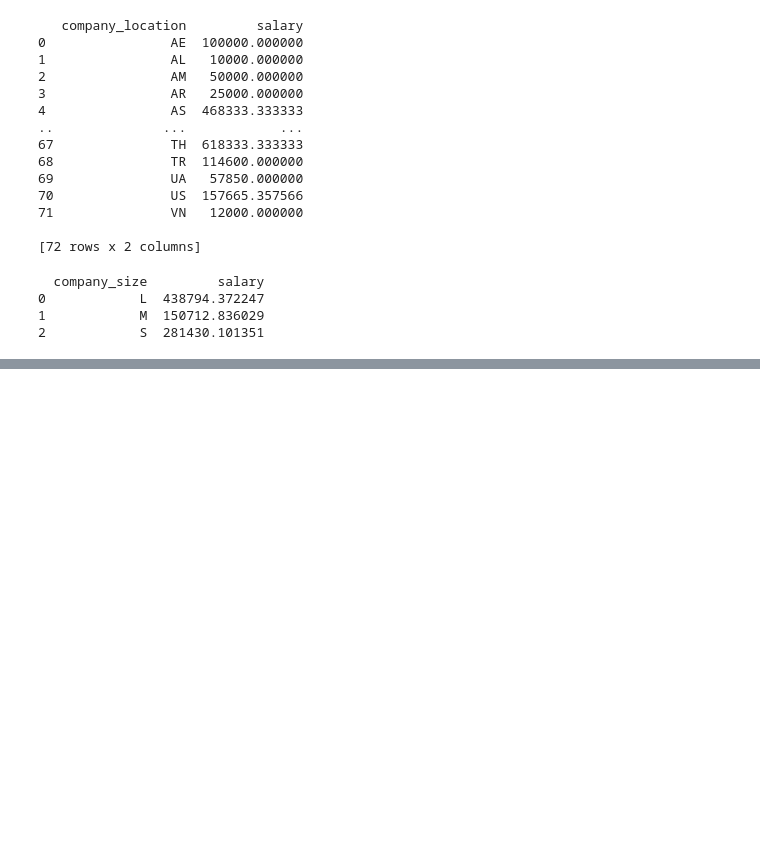
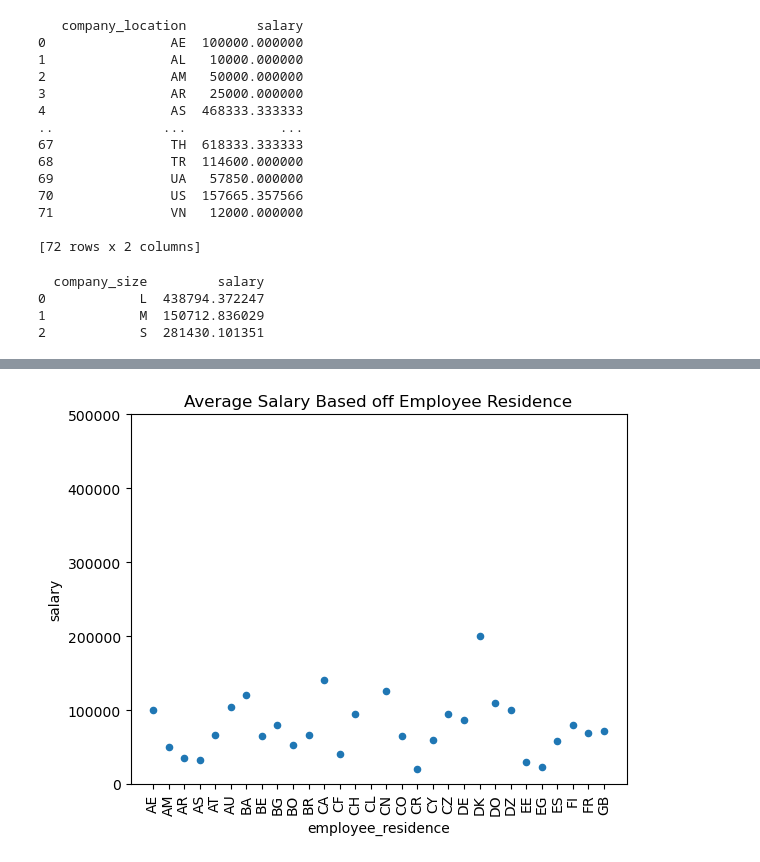
Before and after one commit to anastasiaskr2000/project-1, a Jupyter notebook: project-1.ipynb, the cells around one changed output, grey strips where cells are left out. Cells and saved outputs as stored; diff of their text form; code cells hidden in the pictures; blank space fills up the shorter version.

```diff
--- a/project-1.ipynb
+++ b/project-1.ipynb
@@ -197,0 +228,9 @@ print(average_salary_csize)
+# %%
+#Display average salary based off employee residence in a scatter plot
+average_salary_emres[0:30].plot.scatter(x = "employee_residence", y = "salary")
+plt.title("Average Salary Based off Employee Residence")
+plt.xticks(rotation = 90)
+plt.ylim(0, 500000)
+plt.show()
+# %% [output]
+[figure, added]
```
Also changed, not shown: parts of 11 cells of this notebook, 1 other file.
